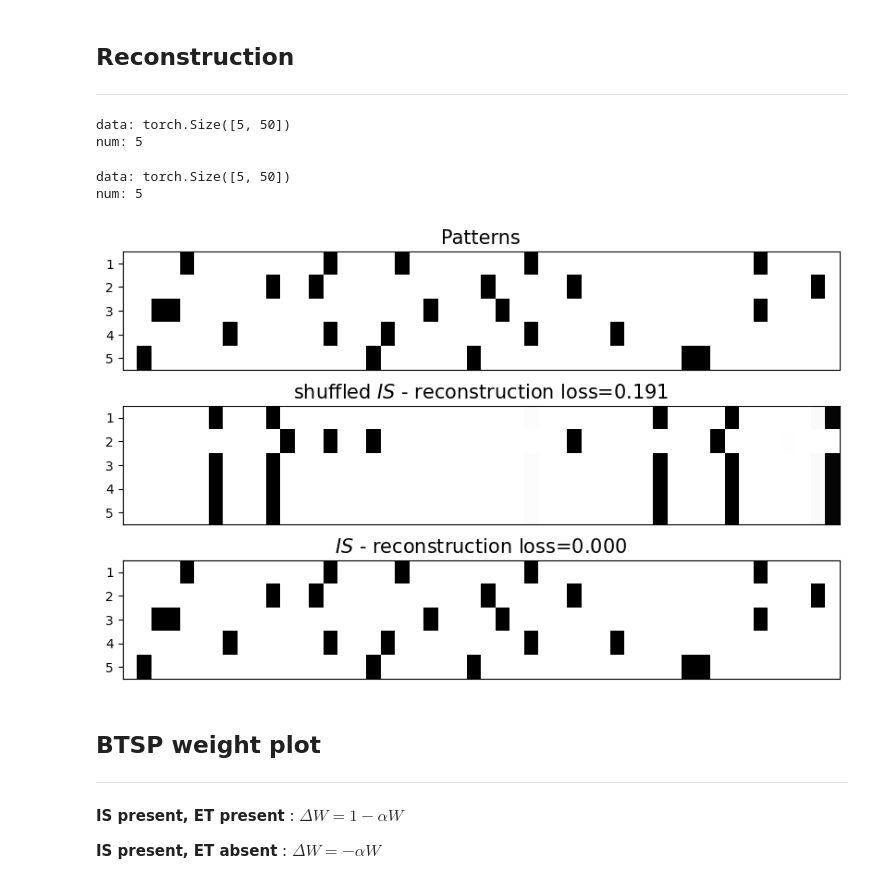
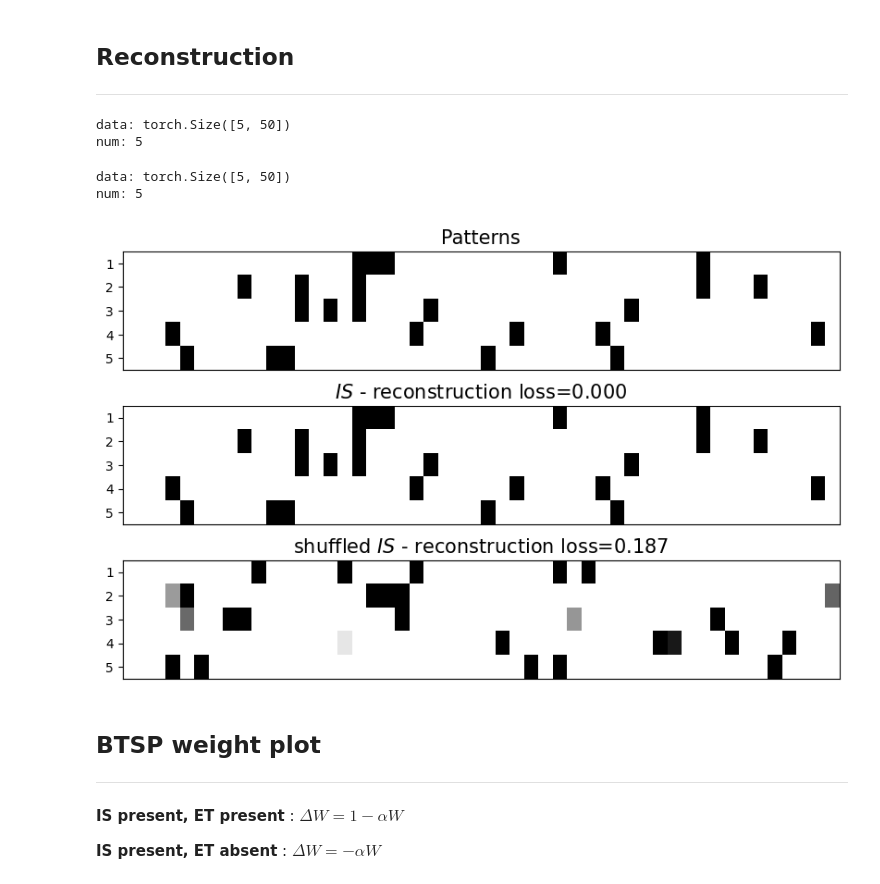
Before and after one commit to iKiru-hub/KAMemory, a Jupyter notebook: src/lab_figures_1.ipynb, the cells around one changed output. Cells and saved outputs as stored; diff of their text form; code cells hidden in the pictures.

```diff
--- a/src/lab_figures_1.ipynb
+++ b/src/lab_figures_1.ipynb
@@ -38,36 +38,36 @@ plt.show()
 ## Reconstruction
 ---
 # %%
-results = utils.train_for_reconstruction(alpha=0.3, num_samples=5, verbose=False)
+results = utils.train_for_reconstruction(alpha=0.3, num_samples=5, verbose=False, bias=False)
 
 """ plot """
 fig2, (ax12, ax22, ax32) = plt.subplots(3, 1,
                                 figsize=(10, 6), sharex=True)
 
 plt.subplots_adjust(hspace=0.3)
 
 is_squash = False
 
 utils.plot_squashed_data(data=results["data"],
                          ax=ax12,
                          title="Patterns",
                          proper_title=True)
-utils.plot_squashed_data(data=results["out_mtl_rnd"], ax=ax22,
+utils.plot_squashed_data(data=results["out_mtl_rnd"], ax=ax32,
                          title=f"shuffled $IS$ - " + \
                 f"reconstruction loss={results['rec_loss_rnd']:.3f}",
                          proper_title=True)
-utils.plot_squashed_data(data=results["out_mtl"], ax=ax32,
+utils.plot_squashed_data(data=results["out_mtl"], ax=ax22,
                          title=f"$IS$ - " + \
                 f"reconstruction loss={results['rec_loss']:.3f}",
                          proper_title=True)
 
 plt.show()
 # %% [output]
 data: torch.Size([5, 50])
 num: 5
 data: torch.Size([5, 50])
 num: 5
-[figure, old version]
+[figure, new version]
 # %% [markdown]
 ## BTSP weight plot
 ---
```
Also changed, not shown: parts of 2 cells of this notebook, 5 other files.
